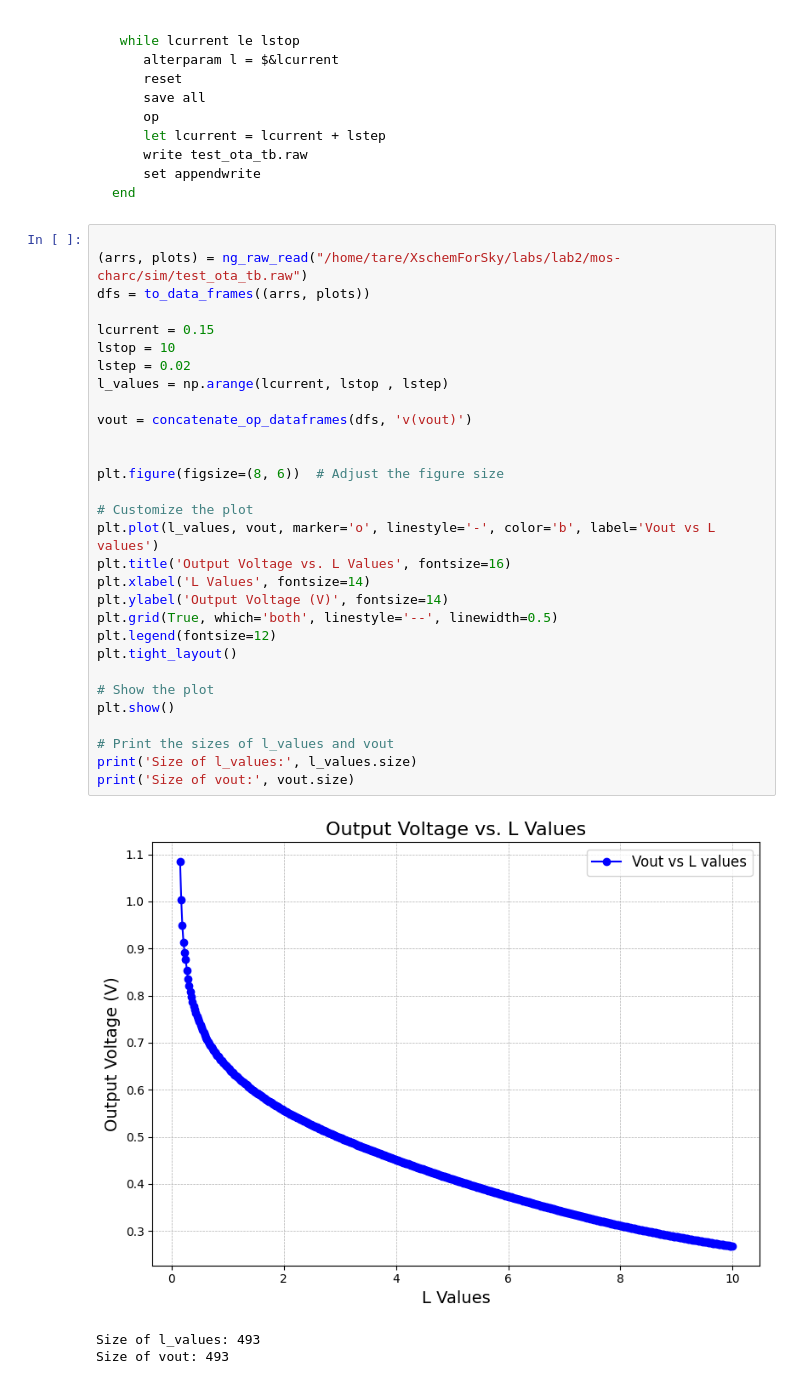
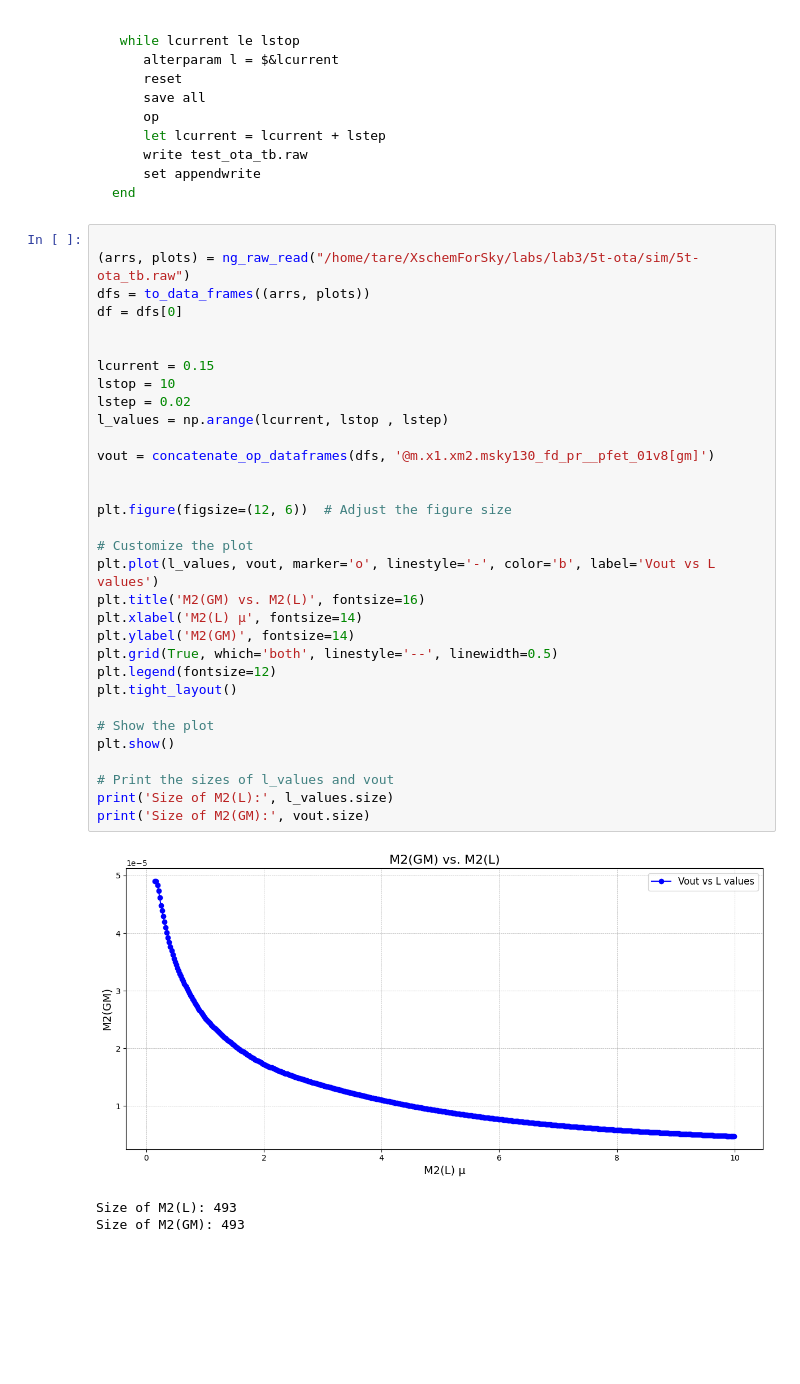
Before and after one commit to abdelrahmanali15/CircuitCruncher, a Jupyter notebook: post_analysis_notebook.ipynb, the cells around one changed output. Saved outputs shown, nothing was run; the diff lists cells and outputs as text; blank space fills up the shorter version.

````diff
--- a/post_analysis_notebook.ipynb
+++ b/post_analysis_notebook.ipynb
@@ -207,35 +238,37 @@ end
 ```
 # %%
 
-(arrs, plots) = ng_raw_read("/home/tare/XschemForSky/labs/lab2/mos-charc/sim/test_ota_tb.raw")
+(arrs, plots) = ng_raw_read("/home/tare/XschemForSky/labs/lab3/5t-ota/sim/5t-ota_tb.raw")
 dfs = to_data_frames((arrs, plots))
+df = dfs[0]
+
 
 lcurrent = 0.15
 lstop = 10
 lstep = 0.02
 l_values = np.arange(lcurrent, lstop , lstep)
 
-vout = concatenate_op_dataframes(dfs, 'v(vout)')
+vout = concatenate_op_dataframes(dfs, '@m.x1.xm2.msky130_fd_pr__pfet_01v8[gm]')
 
 
-plt.figure(figsize=(8, 6))  # Adjust the figure size
+plt.figure(figsize=(12, 6))  # Adjust the figure size
 
 # Customize the plot
 plt.plot(l_values, vout, marker='o', linestyle='-', color='b', label='Vout vs L values')
-plt.title('Output Voltage vs. L Values', fontsize=16)
-plt.xlabel('L Values', fontsize=14)
-plt.ylabel('Output Voltage (V)', fontsize=14)
+plt.title('M2(GM) vs. M2(L)', fontsize=16)
+plt.xlabel('M2(L) μ', fontsize=14)
+plt.ylabel('M2(GM)', fontsize=14)
 plt.grid(True, which='both', linestyle='--', linewidth=0.5)
 plt.legend(fontsize=12)
 plt.tight_layout()
 
 # Show the plot
 plt.show()
 
 # Print the sizes of l_values and vout
-print('Size of l_values:', l_values.size)
-print('Size of vout:', vout.size)
+print('Size of M2(L):', l_values.size)
+print('Size of M2(GM):', vout.size)
 # %% [output]
-[figure, old version]
+[figure, new version]
-Size of l_values: 493
-Size of vout: 493
+Size of M2(L): 493
+Size of M2(GM): 493
````
Also changed, not shown: parts of 5 cells of this notebook, 1 other file.
